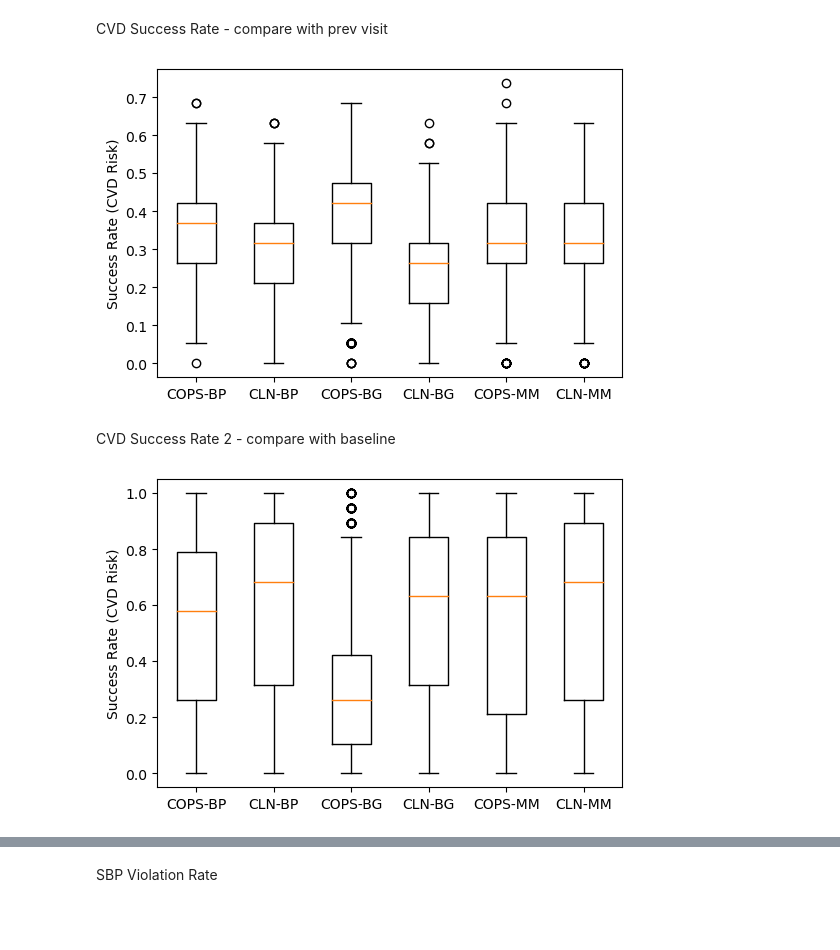
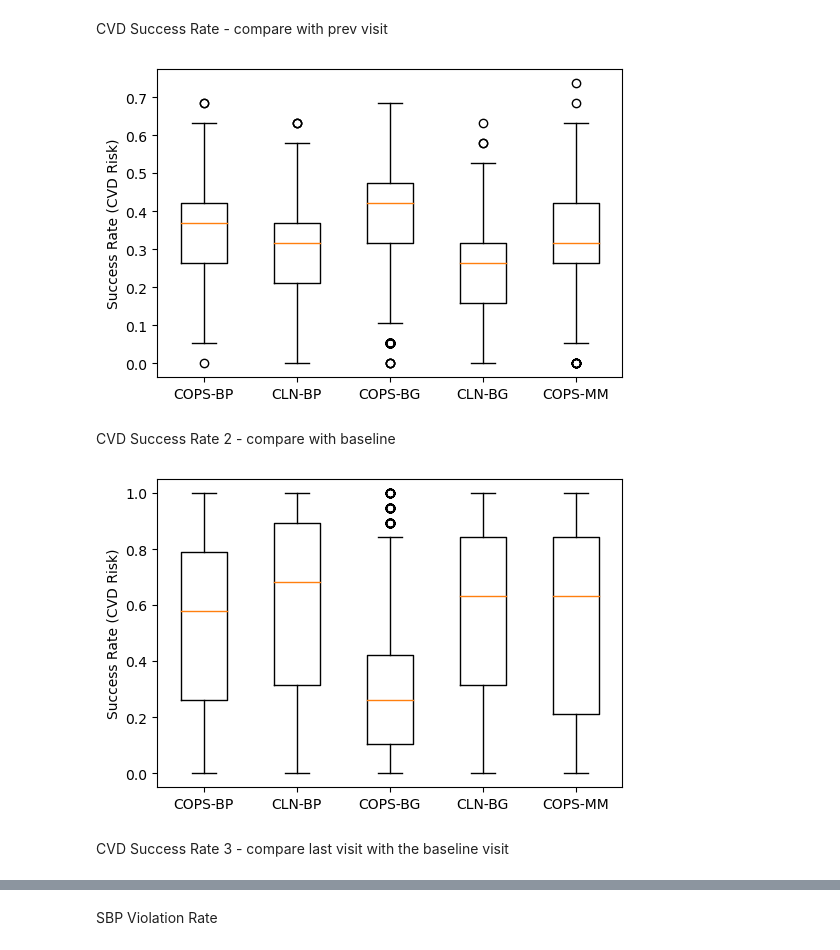
Before and after one commit to tian1327/Accord-RL, a Jupyter notebook: NumericalResults/Table_and_Plots_v3_LP_samepatient.ipynb, the cells around one changed output, grey strips where cells are left out. Saved outputs shown, nothing was run; the diff lists cells and outputs as text; code cells hidden in the pictures; blank space fills up the shorter version.

```diff
--- a/NumericalResults/Table_and_Plots_v3_LP_samepatient.ipynb
+++ b/NumericalResults/Table_and_Plots_v3_LP_samepatient.ipynb
@@ -629,7 +629,9 @@ import matplotlib.pyplot as plt
 # Combine data into a list
 data = [cops_bp_cvd_suc_rate, cln_bp_cvd_suc_rate,
         cops_bg_cvd_suc_rate, cln_bg_cvd_suc_rate,
-        cops_bpbg_cvd_suc_rate, cln_bpbg_cvd_suc_rate]
+        cops_bpbg_cvd_suc_rate,
+        # cln_bpbg_cvd_suc_rate
+        ]
 
 # set figure size
 plt.figure(figsize=(6, 4))
@@ -637,9 +639,13 @@ plt.figure(figsize=(6, 4))
 plt.boxplot(data)
 
 # Add labels to x-axis tick marks
-plt.xticks([1, 2, 3, 4, 5, 6], ['COPS-BP', 'CLN-BP',
+plt.xticks([1, 2, 3, 4, 5,
+                        # 6
+                        ], ['COPS-BP', 'CLN-BP',
                         'COPS-BG', 'CLN-BG',
-                        'COPS-MM', 'CLN-MM'])
+                        'COPS-MM',
+                        # 'CLN-MM'
+                        ])
 plt.ylabel('Success Rate (CVD Risk)')
 # plt.grid()
 
@@ -649,7 +655,7 @@ plt.savefig('plots/CVDRisk_success_rate.png', bbox_inches='tight', dpi=300)
 
 plt.show()
 # %% [output]
-[figure, old version]
+[figure, new version]
 # %% [markdown]
 CVD Success Rate 2 - compare with baseline
 # %%
@@ -696,24 +702,32 @@ cln_bpbg_total_success_rate_2, cln_bpbg_cvd_suc_rate_2 = get_cvd_success_rate_2(
 # %%
 # plot the box plot of success rate
 
 import matplotlib.pyplot as plt
 
 # Combine data into a list
 data = [cops_bp_cvd_suc_rate_2, cln_bp_cvd_suc_rate_2,
         cops_bg_cvd_suc_rate_2, cln_bg_cvd_suc_rate_2,
-        cops_bpbg_cvd_suc_rate_2, cln_bpbg_cvd_suc_rate_2]
+        cops_bpbg_cvd_suc_rate_2,
+        # cln_bpbg_cvd_suc_rate_2
+        ]
 
 # set figure size
 plt.figure(figsize=(6, 4))
 # Plotting the box plot
 plt.boxplot(data)
 
 # Add labels to x-axis tick marks
-plt.xticks([1, 2, 3, 4, 5, 6], ['COPS-BP', 'CLN-BP',
+plt.xticks([1, 2, 3, 4, 5,
+                        # 6
+                        ], ['COPS-BP', 'CLN-BP',
                         'COPS-BG', 'CLN-BG',
-                        'COPS-MM', 'CLN-MM'])
+                        'COPS-MM',
+                        # 'CLN-MM'
+                        ])
 plt.ylabel('Success Rate (CVD Risk)')
 # plt.grid()
 plt.show()
 # %% [output]
-[figure, old version]
+[figure, new version]
+# %% [markdown]
+CVD Success Rate 3 - compare last visit with the baseline visit
```
Also changed, not shown: parts of 4 cells of this notebook.
